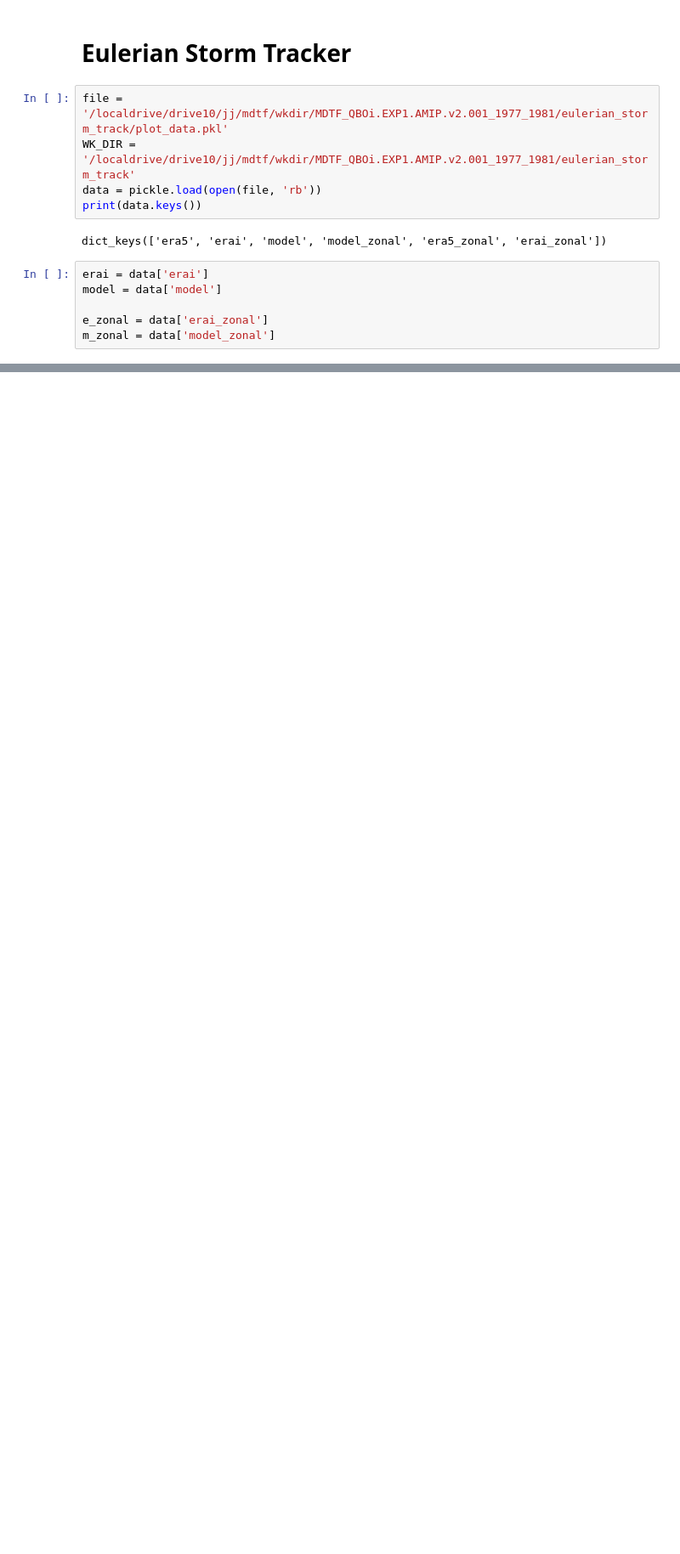
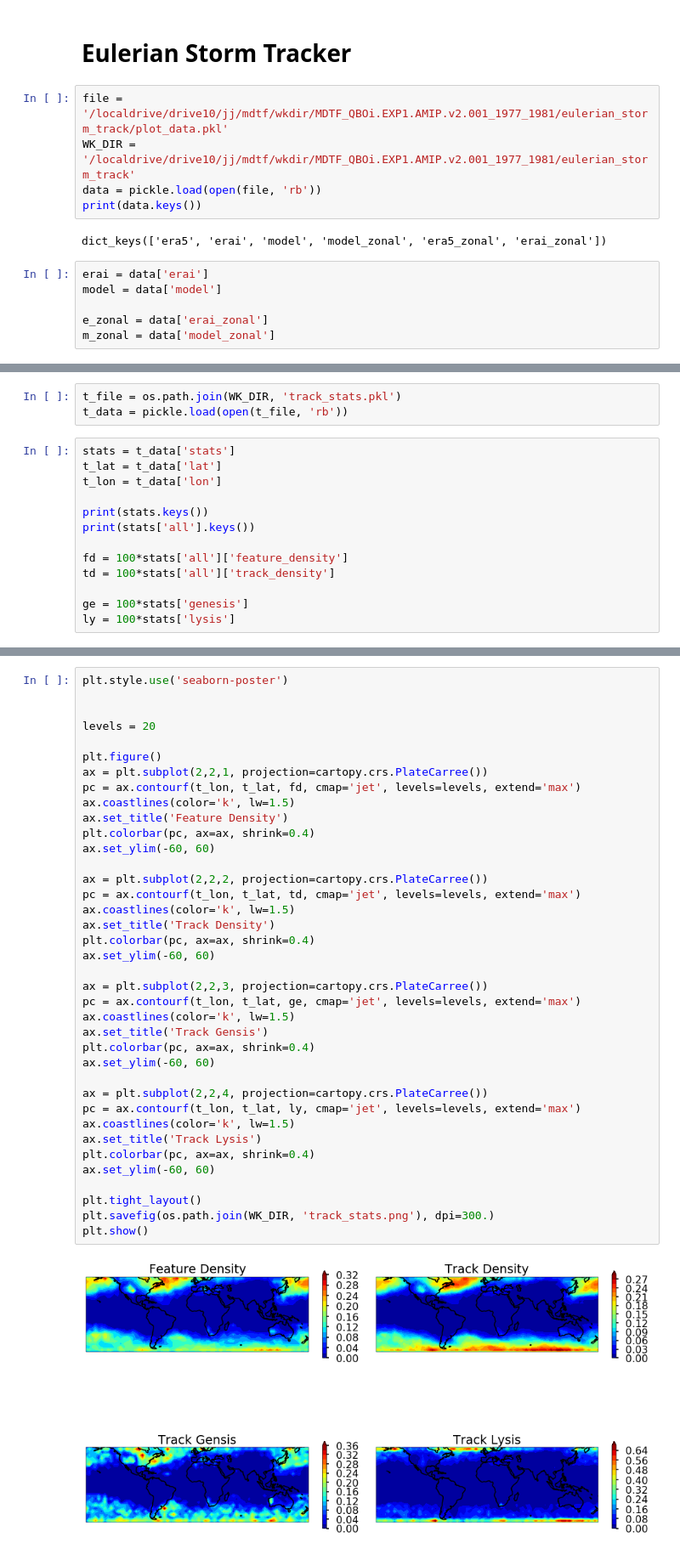
Before and after one commit to NOAA-GFDL/MDTF-diagnostics, a Jupyter notebook: diagnostics/etc_composites/remove/agu_plots.ipynb, the cells around one changed output, grey strips where cells are left out. Shown at 85% size. Drawn from its saved outputs; the diff is of its cells as text; blank space fills up the shorter version.

```diff
--- a/diagnostics/etc_composites/remove/agu_plots.ipynb
+++ b/diagnostics/etc_composites/remove/agu_plots.ipynb
@@ -101,0 +226,16 @@ plt.show()
+# %%
+t_file = os.path.join(WK_DIR, 'track_stats.pkl')
+t_data = pickle.load(open(t_file, 'rb'))
+# %%
+stats = t_data['stats']
+t_lat = t_data['lat']
+t_lon = t_data['lon']
+
+print(stats.keys())
+print(stats['all'].keys())
+
+fd = 100*stats['all']['feature_density']
+td = 100*stats['all']['track_density']
+
+ge = 100*stats['genesis']
+ly = 100*stats['lysis']
@@ -101,0 +245,40 @@ plt.show()
+# %%
+plt.style.use('seaborn-poster')
+
+
+levels = 20
+
+plt.figure()
+ax = plt.subplot(2,2,1, projection=cartopy.crs.PlateCarree())
+pc = ax.contourf(t_lon, t_lat, fd, cmap='jet', levels=levels, extend='max')
+ax.coastlines(color='k', lw=1.5)
+ax.set_title('Feature Density')
+plt.colorbar(pc, ax=ax, shrink=0.4)
+ax.set_ylim(-60, 60)
+
+ax = plt.subplot(2,2,2, projection=cartopy.crs.PlateCarree())
+pc = ax.contourf(t_lon, t_lat, td, cmap='jet', levels=levels, extend='max')
+ax.coastlines(color='k', lw=1.5)
+ax.set_title('Track Density')
+plt.colorbar(pc, ax=ax, shrink=0.4)
+ax.set_ylim(-60, 60)
+
+ax = plt.subplot(2,2,3, projection=cartopy.crs.PlateCarree())
+pc = ax.contourf(t_lon, t_lat, ge, cmap='jet', levels=levels, extend='max')
+ax.coastlines(color='k', lw=1.5)
+ax.set_title('Track Gensis')
+plt.colorbar(pc, ax=ax, shrink=0.4)
+ax.set_ylim(-60, 60)
+
+ax = plt.subplot(2,2,4, projection=cartopy.crs.PlateCarree())
+pc = ax.contourf(t_lon, t_lat, ly, cmap='jet', levels=levels, extend='max')
+ax.coastlines(color='k', lw=1.5)
+ax.set_title('Track Lysis')
+plt.colorbar(pc, ax=ax, shrink=0.4)
+ax.set_ylim(-60, 60)
+
+plt.tight_layout()
+plt.savefig(os.path.join(WK_DIR, 'track_stats.png'), dpi=300.)
+plt.show()
+# %% [output]
+[figure, added]
```
Also changed, not shown: parts of 10 cells of this notebook, 1 other file.
